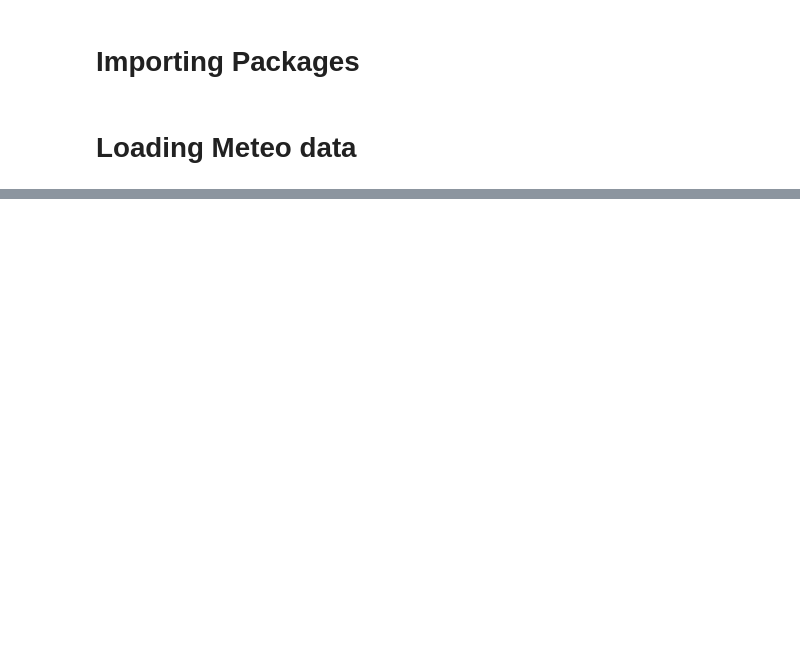
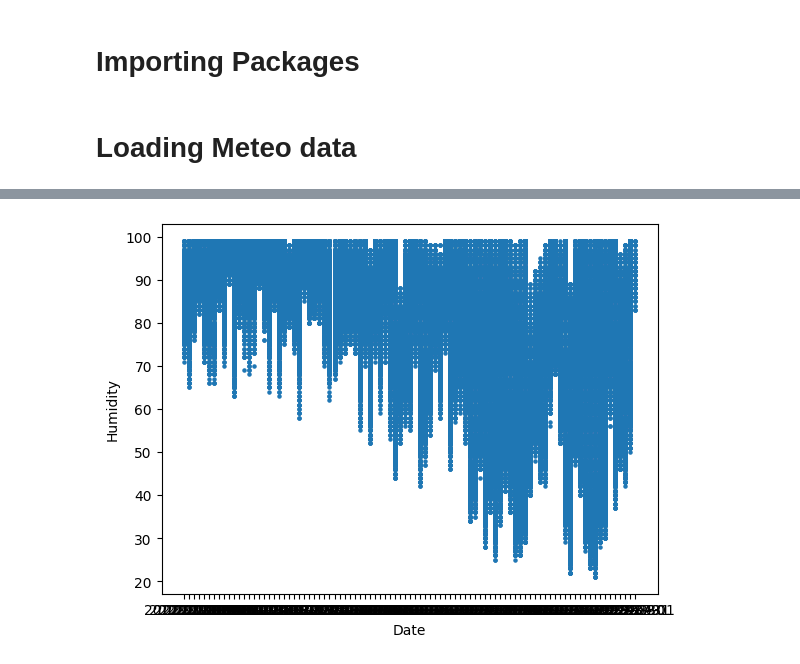
Before and after one commit to joaodpcm/MDA, a Jupyter notebook: DataCleaning.ipynb, the cells around one changed output, grey strips where cells are left out. Drawn from its saved outputs; the diff is of its cells as text; code cells hidden in the pictures; blank space fills up the shorter version.

```diff
--- a/DataCleaning.ipynb
+++ b/DataCleaning.ipynb
@@ -36,0 +195,12 @@ InvalidConfigError: Invalid client secrets file ('Error opening file', 'client_s
+# %%
+Q1MissingValuesRemoved = Q1.dropna()
+Q2MissingValuesRemoved = Q2.dropna()
+Q3MissingValuesRemoved = Q3.dropna()
+Q4MissingValuesRemoved = Q4.dropna()
+# %%
+plt.scatter(Q1MissingValuesRemoved['Date'],Q1MissingValuesRemoved['LC_HUMIDITY'],s=5)
+plt.xlabel('Date')
+plt.ylabel('Humidity')
+plt.show()
+# %% [output]
+[figure, added]
```
Also changed, not shown: parts of 11 cells of this notebook.
